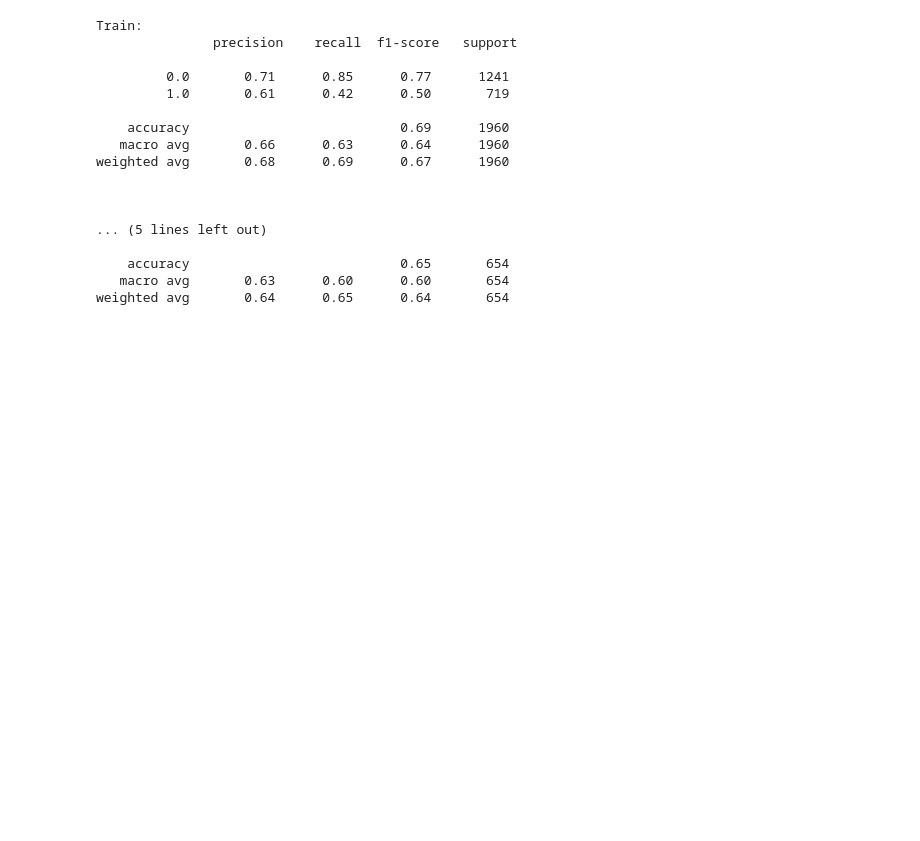
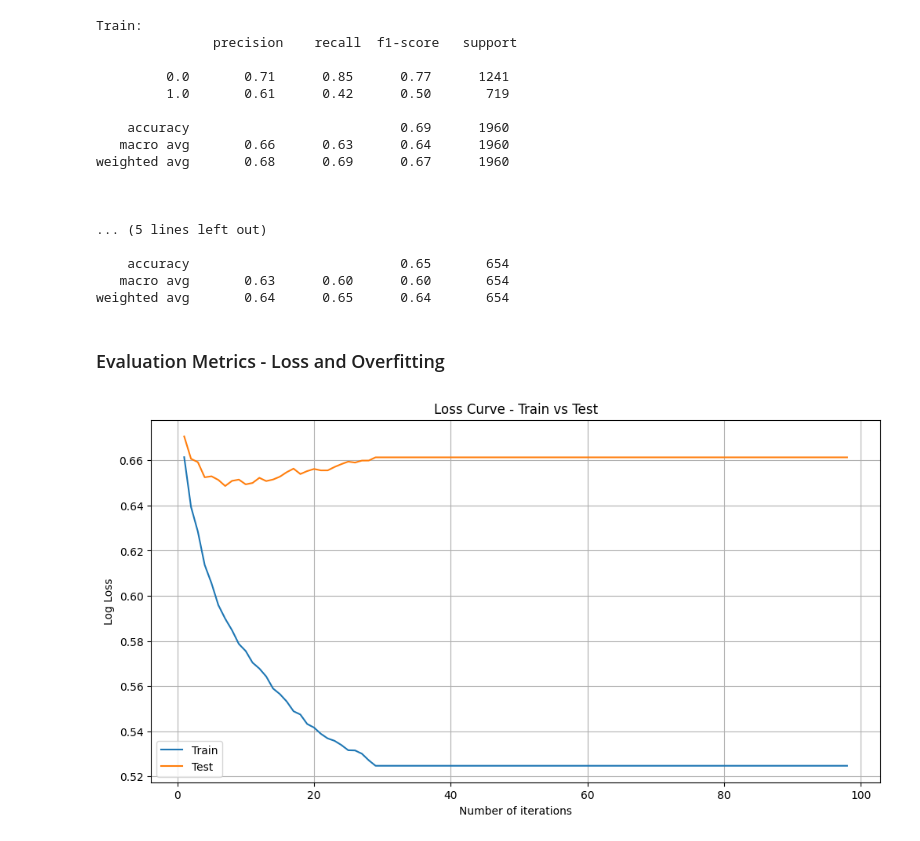
Before and after one commit to dkalenov/ML-Stock-Crypto-Trading, a Jupyter notebook: Bitcoin_Move_Prediction.ipynb, the cells around one changed output. Cells and saved outputs as stored; diff of their text form; code cells hidden in the pictures; blank space fills up the shorter version.

Commit message:
LGBMClassifier

```diff
--- a/Bitcoin_Move_Prediction.ipynb
+++ b/Bitcoin_Move_Prediction.ipynb
@@ -1179,17 +1210,17 @@ plt.show()
 # %%
-xgb.fit(X_train, y_train)
+# xgb.fit(X_train, y_train)
 
 
-# Prediction on train and test data
-y_pred_train = xgb.predict(X_train)
-y_pred_test = xgb.predict(X_test)
+# # Prediction on train and test data
+# y_pred_train = xgb.predict(X_train)
+# y_pred_test = xgb.predict(X_test)
 
-# evoluating
-report_train = classification_report(y_train, y_pred_train)
-report_test = classification_report(y_test, y_pred_test)
+# # evoluating
+# report_train = classification_report(y_train, y_pred_train)
+# report_test = classification_report(y_test, y_pred_test)
 
-print('Train:\n', report_train)
-print('\n\nTest:\n', report_test)
+# print('Train:\n', report_train)
+# print('\n\nTest:\n', report_test)
 # %% [output]
 Train:
                precision    recall  f1-score   support
@@ -1208,3 +1239,27 @@ weighted avg       0.68      0.69      0.67      1960
     accuracy                           0.65       654
    macro avg       0.63      0.60      0.60       654
 weighted avg       0.64      0.65      0.64       654
+# %% [markdown]
+### Evaluation Metrics  - Loss and Overfitting
+# %%
+import matplotlib.pyplot as plt
+
+# Train the LGBMClassifier
+lgbm.fit(X_train, y_train, eval_set=[(X_train, y_train), (X_test, y_test)], eval_metric='logloss')
+
+# Get the loss values for train and test data
+loss_train = lgbm.evals_result_['training']['binary_logloss']
+loss_test = lgbm.evals_result_['valid_1']['binary_logloss']
+
+# Plot the loss curves
+plt.figure(figsize=(12, 6))
+plt.plot(range(1, len(loss_train) + 1), loss_train, label='Train')
+plt.plot(range(1, len(loss_test) + 1), loss_test, label='Test')
+plt.xlabel('Number of iterations')
+plt.ylabel('Log Loss')
+plt.title('Loss Curve - Train vs Test')
+plt.legend()
+plt.grid(True)
+plt.show()
+# %% [output]
+[figure, added]
```
Also changed, not shown: parts of 3 cells of this notebook.
